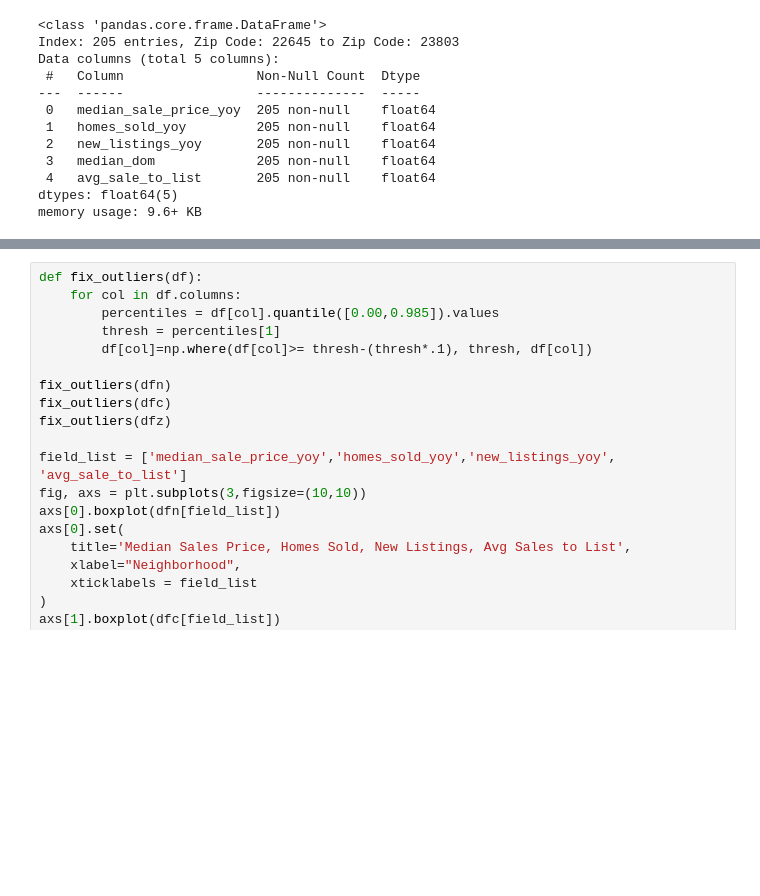
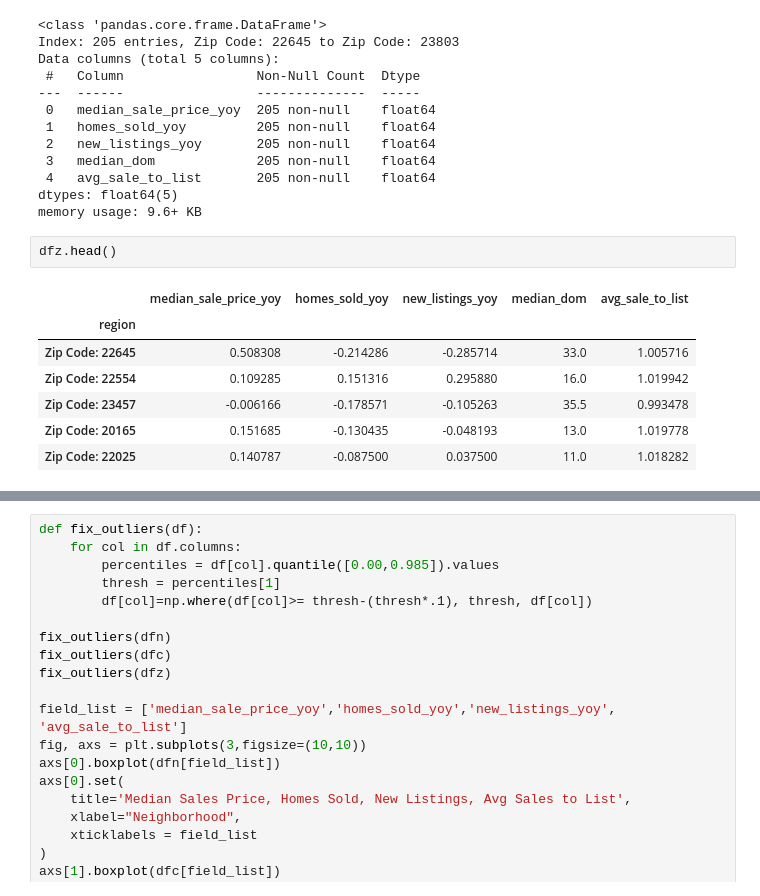
Before and after one commit to lrhf97/real_estate_neighborhood, a Jupyter notebook: real_estate_neighborhoods.ipynb, the cells around one changed output, grey strips where cells are left out. Cells and saved outputs as stored; diff of their text form; blank space fills up the shorter version.

```diff
--- a/real_estate_neighborhoods.ipynb
+++ b/real_estate_neighborhoods.ipynb
@@ -67,6 +83,16 @@ Data columns (total 5 columns):
  4   avg_sale_to_list       205 non-null    float64
 dtypes: float64(5)
 memory usage: 9.6+ KB
+# %%
+dfz.head()
+# %% [output]
+|  | median_sale_price_yoy | homes_sold_yoy | new_listings_yoy | median_dom | avg_sale_to_list |
+| region |  |  |  |  |  |
+| Zip Code: 22645 | 0.508308 | -0.214286 | -0.285714 | 33.0 | 1.005716 |
+| Zip Code: 22554 | 0.109285 | 0.151316 | 0.295880 | 16.0 | 1.019942 |
+| Zip Code: 23457 | -0.006166 | -0.178571 | -0.105263 | 35.5 | 0.993478 |
+| Zip Code: 20165 | 0.151685 | -0.130435 | -0.048193 | 13.0 | 1.019778 |
+| Zip Code: 22025 | 0.140787 | -0.087500 | 0.037500 | 11.0 | 1.018282 |
 # %%
 
 fig, ax= plt.subplots()
```
Also changed, not shown: parts of 8 cells of this notebook, 4 other files.
